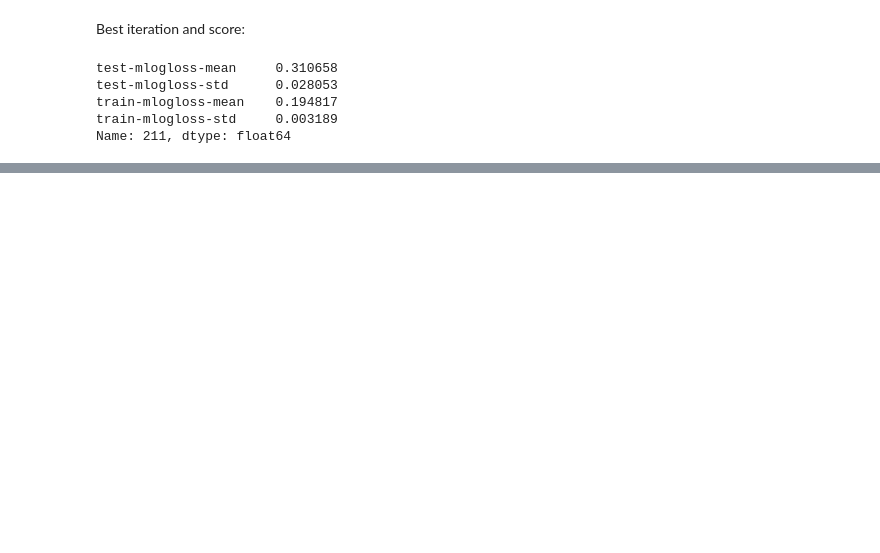
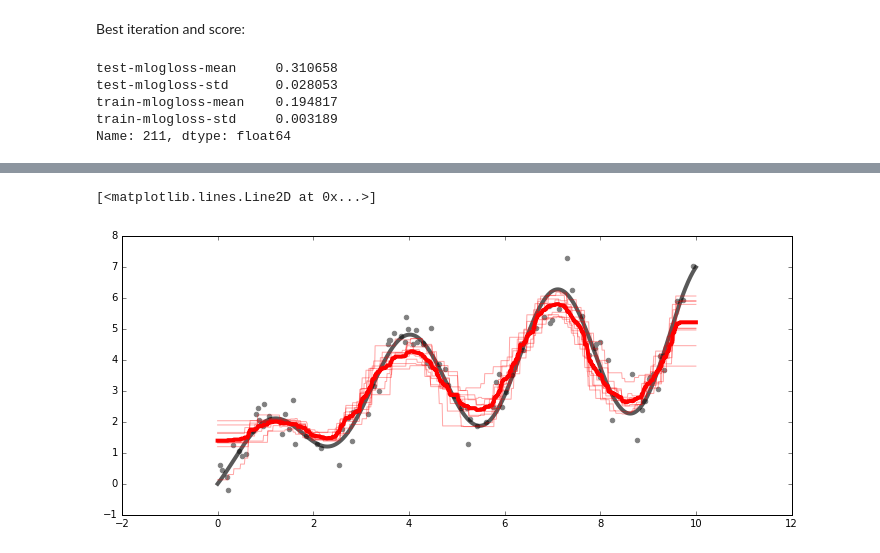
Before and after one commit to catena/ml-demo, a Jupyter notebook: report/Ensemble.ipynb, the cells around one changed output, grey strips where cells are left out. Drawn from its saved outputs; the diff is of its cells as text; code cells hidden in the pictures; blank space fills up the shorter version.

```diff
--- a/report/Ensemble.ipynb
+++ b/report/Ensemble.ipynb
@@ -233,0 +286,2 @@ Blending
+# %%
+X_plt = np.linspace(0, 10, 1000).reshape(-1, 1)
@@ -233,0 +292,10 @@ Blending
+# %%
+plt.figure(figsize=(12, 5))
+plt.scatter(X_test.ravel(), y_test, color='gray')
+plt.plot(X_plt, f(X_plt), 'k-', alpha=0.65, linewidth=4)
+for est in clf_bag.estimators_:
+    plt.plot(X_plt, est.predict(X_plt), 'r-', alpha=0.35)
+plt.plot(X_plt, clf_bag.predict(X_plt), 'r-', linewidth=4)
+# %% [output]
+[<matplotlib.lines.Line2D at 0x...>]
+[figure, added]
```
Also changed, not shown: parts of 9 cells of this notebook.
